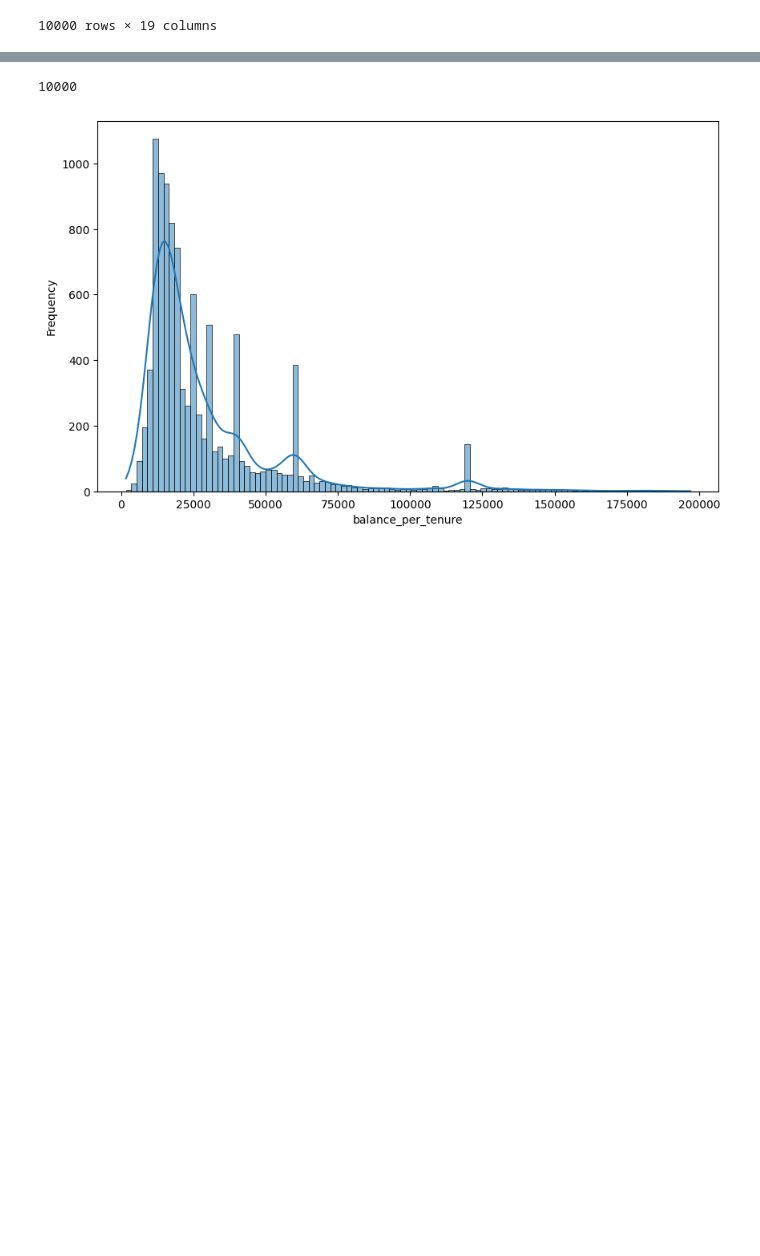
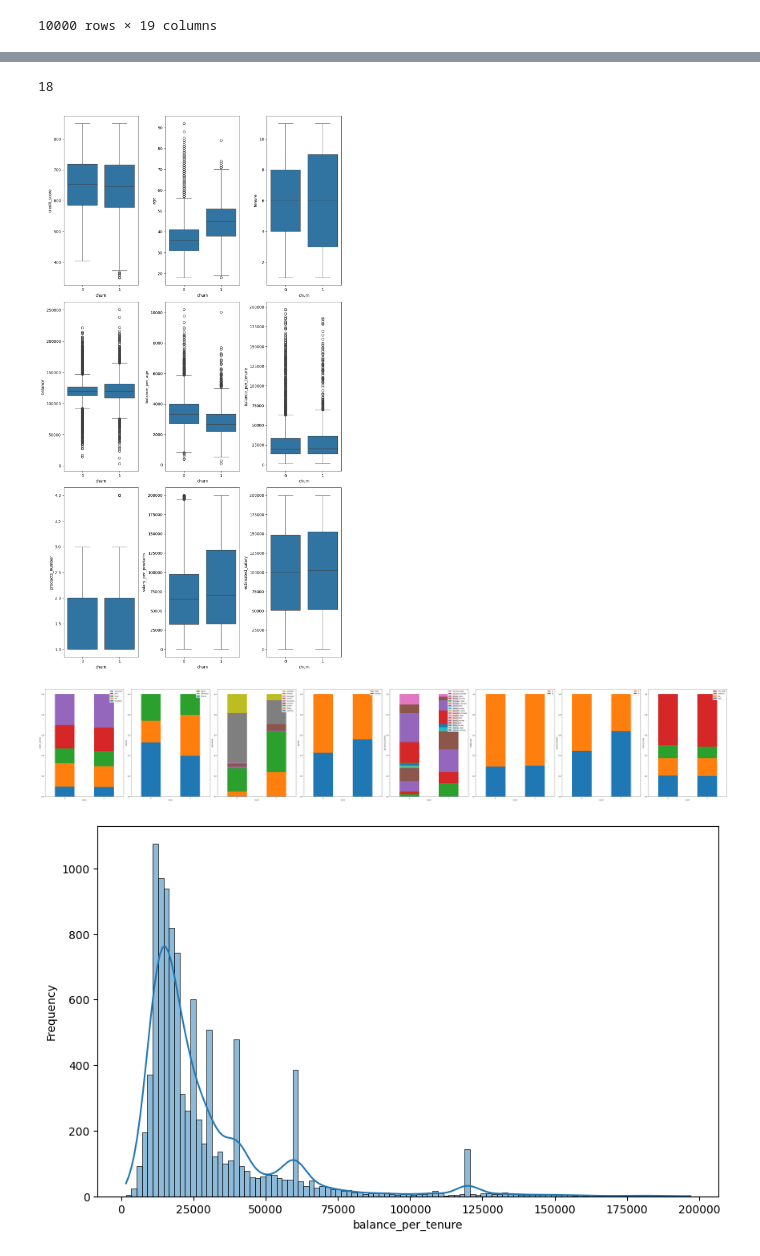
Before and after one commit to coconutkim/project_churn, a Jupyter notebook: real5.ipynb, the cells around one changed output, grey strips where cells are left out. Drawn from its saved outputs; the diff is of its cells as text; code cells hidden in the pictures; blank space fills up the shorter version.

```diff
--- a/real5.ipynb
+++ b/real5.ipynb
@@ -131,12 +147,73 @@ balance_per_tenure
 Name: count, Length: 6393, dtype: int64
-# %%
-# 무한대값의 개수 확인
-import numpy as np
-inf=np.isinf(df1['balance_per_tenure'])
-count_inf=(~inf).sum()
-count_inf
-# %% [output]
-10000
+# %%
+len(df1.columns)
+# %% [output]
+18
+# %%
+import pandas as pd
+import seaborn as sns
+import matplotlib.pyplot as plt
+
+# y값 리스트
+y_vars = ['credit_score','age','tenure','balance',
+          'balance_per_age', 'balance_per_tenure', 'products_number',
+          'salary_per_products','estimated_salary']
+
+# subplot 설정
+plt.figure(figsize=(11,20))
+
+for i, y_var in enumerate(y_vars):
+    plt.subplot(3,3, i + 1)
+    sns.boxplot(x='churn', y=y_var, data=df1)
+    plt.xlabel('churn')
+    plt.ylabel(y_var)
+    # plt.title(f'Distribution of {y_var} by churn')
+
+plt.tight_layout()
+plt.show()
+# %% [output]
+[figure, added]
+# %%
+import pandas as pd
+import matplotlib.pyplot as plt
+
+# Index(['credit_score', 'credit__section', 'country', 'age', 'age_group',
+#        'gender', 'age_group_gender', 'tenure', 'balance', 'balance_group',
+#        'balance_per_age', 'balance_per_tenure', 'products_number',
+#        'credit_card', 'salary_per_products', 'active_member',
+#        'estimated_salary', 'salary_range', 'churn'],
+#       dtype='object')
+
+# 변수형 독립 변수 리스트
+independent_vars = ['credit__section', 'country', 'age_group','gender',
+                    'age_group_gender','credit_card',
+                    'active_member', 'salary_range']
+
+# subplot 설정
+plt.figure(figsize=(60, 10))
+
+for i, var in enumerate(independent_vars):
+    plt.subplot(1,8, i + 1)
+
+    # 크로스탭을 사용하여 스택형 비율 계산
+    crosstab = pd.crosstab(df1['churn'], df1[var], normalize='index')
+    crosstab.plot(kind='bar', stacked=True, ax=plt.gca()
+                #   color=['skyblue', 'orange']
+                  )
+
+    # plt.title(f'Stacked Bar Plot of {var} by Dependent Variable')
+    plt.ylabel(var)
+    plt.xlabel('churn')
+    # plt.legend(title='churn', loc='upper right')
+    handles, labels = plt.gca().get_legend_handles_labels()
+    plt.legend(reversed(handles), reversed(labels),
+              #  title='churn',
+               loc='upper right')
+
+plt.tight_layout()
+plt.show()
+# %% [output]
+[figure, added]
 # %%
 import matplotlib.pyplot as plt
 import seaborn as sns
```
Also changed, not shown: parts of 8 cells of this notebook, 3 other files.
